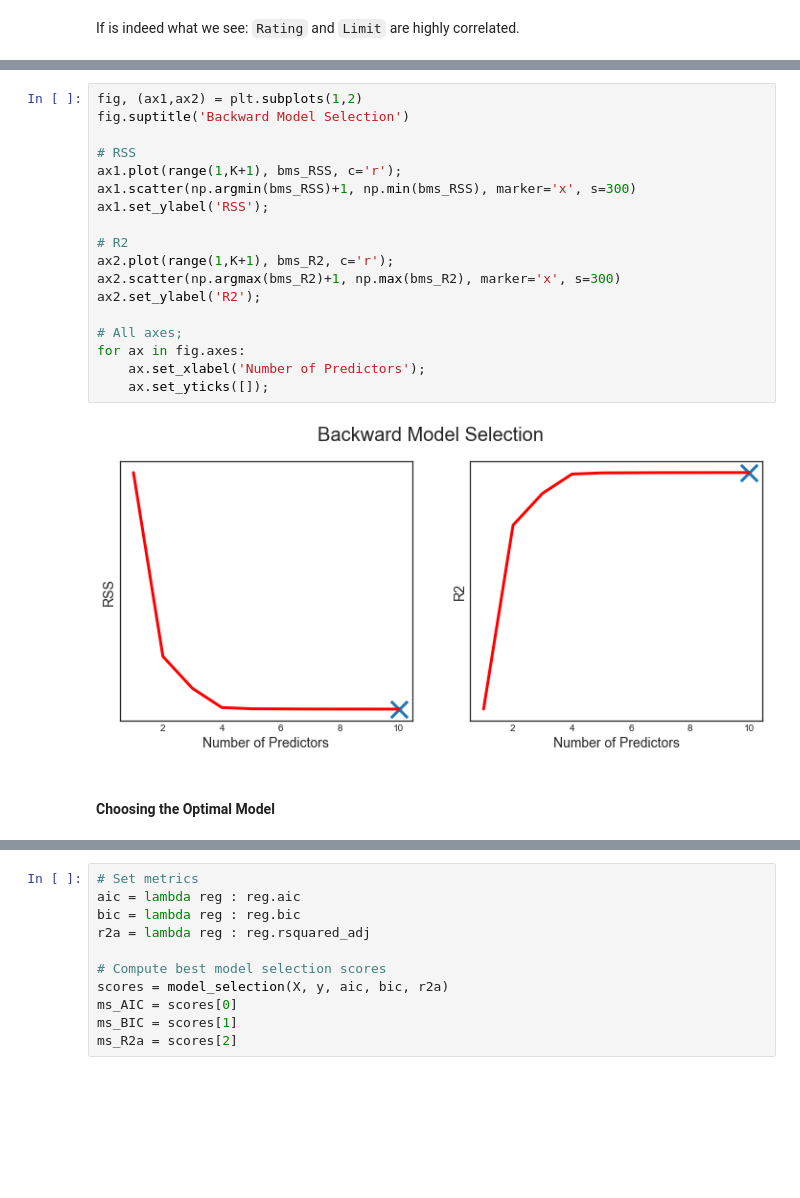
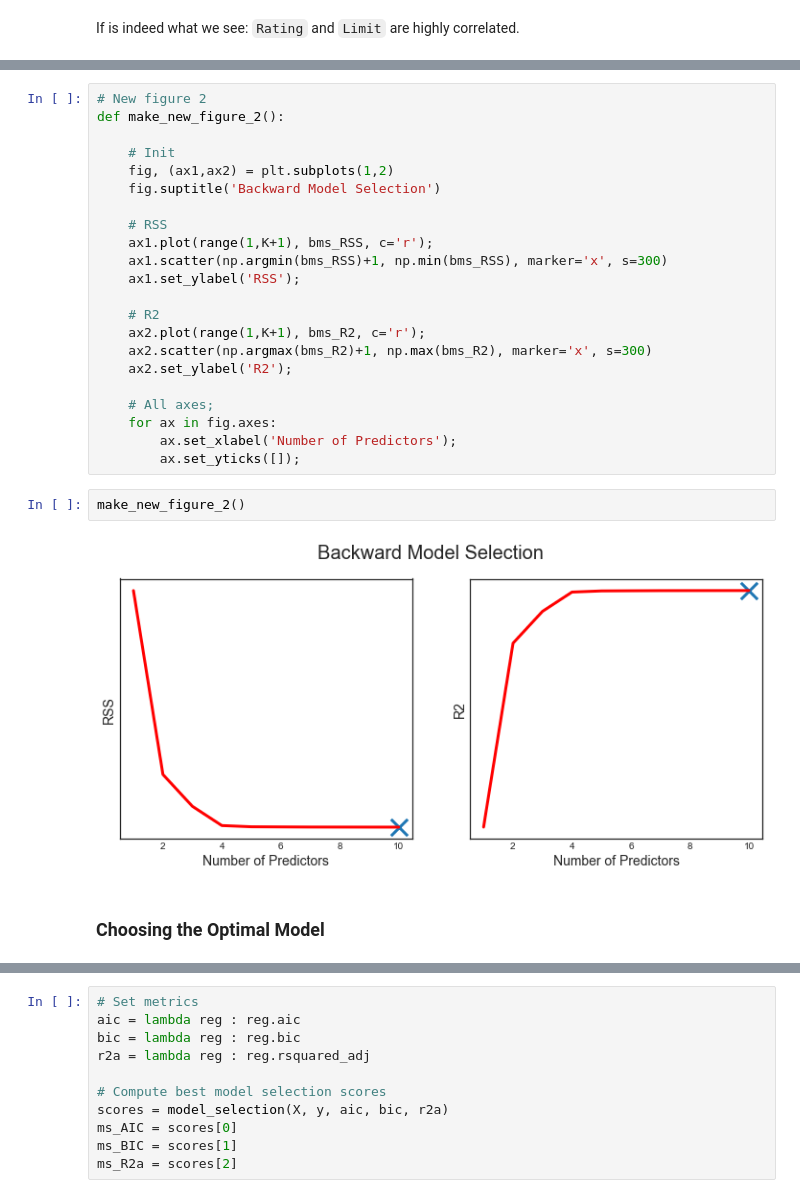
Before and after one commit to matteocourthoud/Machine-Learning-for-Economic-Analysis, a Jupyter notebook: notebooks/5-regularization.ipynb, the cells around one changed output, grey strips where cells are left out. Drawn from its saved outputs; the diff is of its cells as text; blank space fills up the shorter version.

```diff
--- a/notebooks/5-regularization.ipynb
+++ b/notebooks/5-regularization.ipynb
@@ -328,25 +367,31 @@ If is indeed what we see: `Rating` and `Limit` are highly correlated.
 # %%
-fig, (ax1,ax2) = plt.subplots(1,2)
-fig.suptitle('Backward Model Selection')
+# New figure 2
+def make_new_figure_2():
 
-# RSS
-ax1.plot(range(1,K+1), bms_RSS, c='r');
-ax1.scatter(np.argmin(bms_RSS)+1, np.min(bms_RSS), marker='x', s=300)
-ax1.set_ylabel('RSS');
+    # Init
+    fig, (ax1,ax2) = plt.subplots(1,2)
+    fig.suptitle('Backward Model Selection')
 
-# R2
-ax2.plot(range(1,K+1), bms_R2, c='r');
-ax2.scatter(np.argmax(bms_R2)+1, np.max(bms_R2), marker='x', s=300)
-ax2.set_ylabel('R2');
+    # RSS
+    ax1.plot(range(1,K+1), bms_RSS, c='r');
+    ax1.scatter(np.argmin(bms_RSS)+1, np.min(bms_RSS), marker='x', s=300)
+    ax1.set_ylabel('RSS');
 
-# All axes;
-for ax in fig.axes:
-    ax.set_xlabel('Number of Predictors');
-    ax.set_yticks([]);
+    # R2
+    ax2.plot(range(1,K+1), bms_R2, c='r');
+    ax2.scatter(np.argmax(bms_R2)+1, np.max(bms_R2), marker='x', s=300)
+    ax2.set_ylabel('R2');
+
+    # All axes;
+    for ax in fig.axes:
+        ax.set_xlabel('Number of Predictors');
+        ax.set_yticks([]);
-# %% [output]
-[figure, removed]
+# %%
+make_new_figure_2()
+# %% [output]
+[figure, added]
 # %% [markdown]
-#### Choosing the Optimal Model
+### Choosing the Optimal Model
 # %% [markdown]
 So far we have use the trainint error in order to select the model. However, the training error can be a poor estimate of the test error. Therefore, RSS and R2 are not suitable for selecting the best model among a collection of models with different numbers of predictors.
 
```
Also changed, not shown: parts of 77 cells of this notebook, 1 other file.
